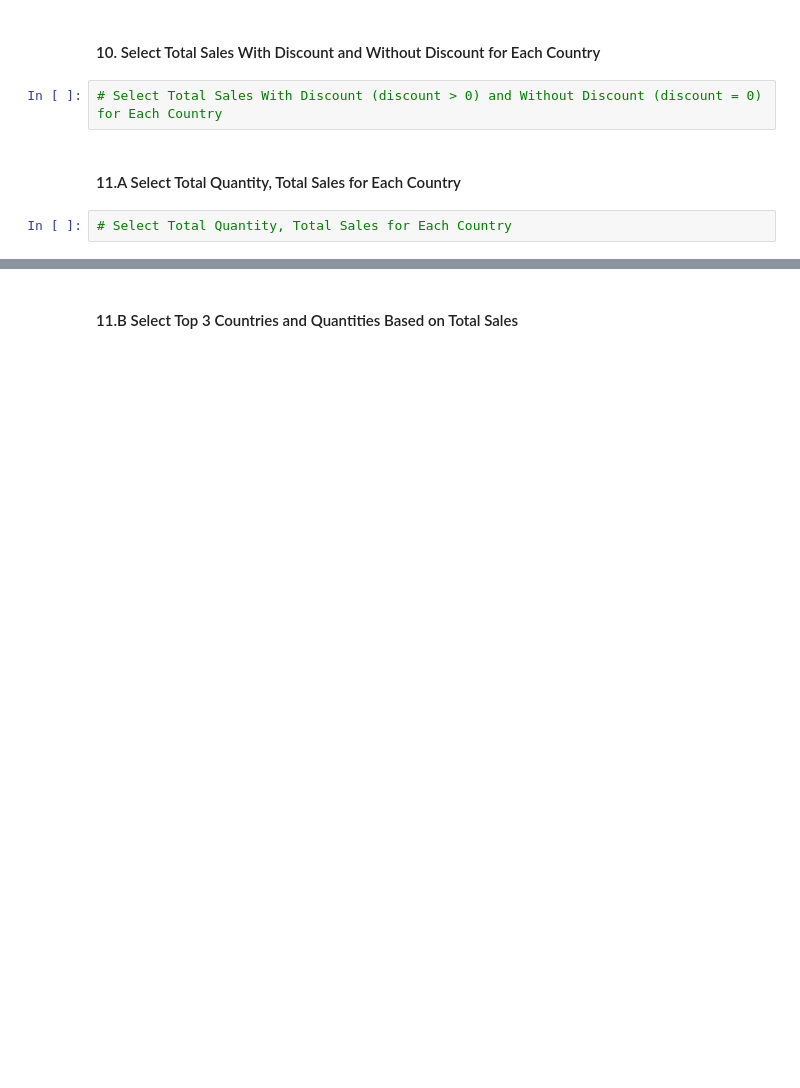
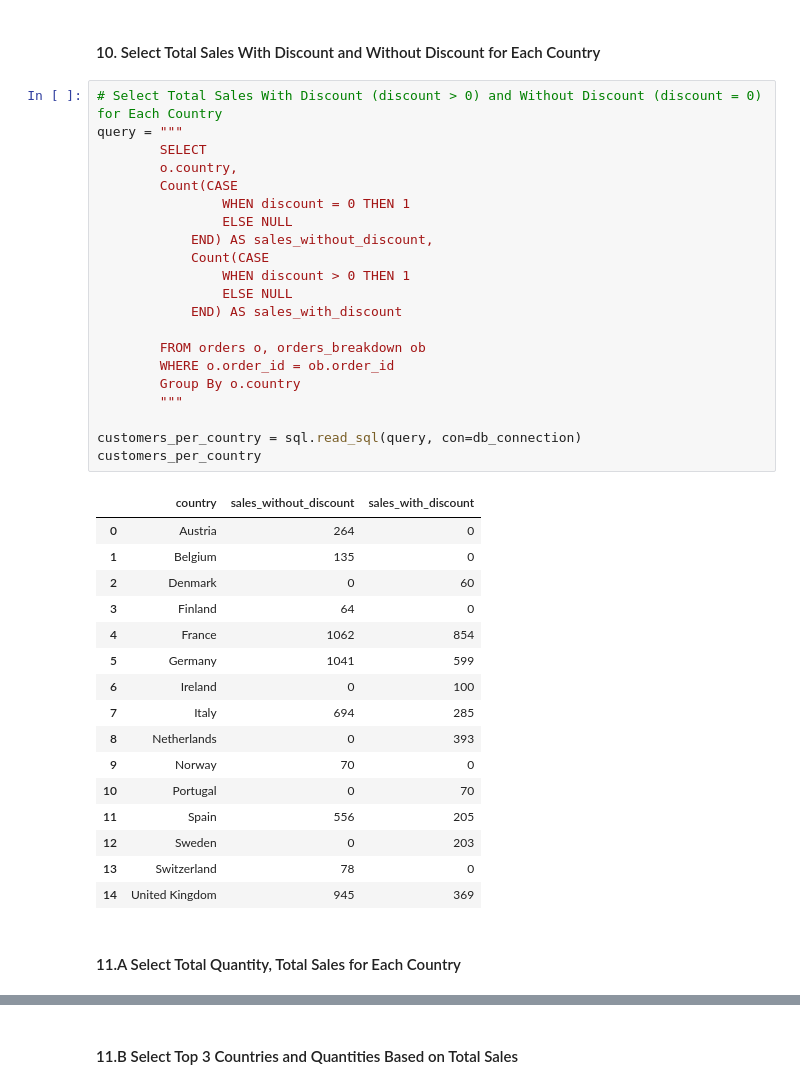
Before and after one commit to LouisMcArdell/IOD-Work, a Jupyter notebook: Labs/Module 3/IOD_Lab 3.1.3_sqlite.ipynb, the cells around one changed output, grey strips where cells are left out. Drawn from its saved outputs; the diff is of its cells as text; blank space fills up the shorter version.

```diff
--- a/Labs/Module 3/IOD_Lab 3.1.3_sqlite.ipynb
+++ b/Labs/Module 3/IOD_Lab 3.1.3_sqlite.ipynb
@@ -575,8 +719,42 @@ customers_per_country
 # %% [markdown]
 #### 10. Select Total Sales With Discount and Without Discount for Each Country
-# %%
-# Select Total Sales With Discount (discount > 0) and Without Discount (discount = 0) for Each Country
+# %%
+# Select Total Sales With Discount (discount > 0) and Without Discount (discount = 0) for Each Country
+query = """
+        SELECT
+        o.country,
+        Count(CASE
+                WHEN discount = 0 THEN 1
+                ELSE NULL
+            END) AS sales_without_discount,
+            Count(CASE
+                WHEN discount > 0 THEN 1
+                ELSE NULL
+            END) AS sales_with_discount
+
+        FROM orders o, orders_breakdown ob
+        WHERE o.order_id = ob.order_id
+        Group By o.country
+        """
+
+customers_per_country = sql.read_sql(query, con=db_connection)
+customers_per_country
+# %% [output]
+|  | country | sales_without_discount | sales_with_discount |
+| 0 | Austria | 264 | 0 |
+| 1 | Belgium | 135 | 0 |
+| 2 | Denmark | 0 | 60 |
+| 3 | Finland | 64 | 0 |
+| 4 | France | 1062 | 854 |
+| 5 | Germany | 1041 | 599 |
+| 6 | Ireland | 0 | 100 |
+| 7 | Italy | 694 | 285 |
+| 8 | Netherlands | 0 | 393 |
+| 9 | Norway | 70 | 0 |
+| 10 | Portugal | 0 | 70 |
+| 11 | Spain | 556 | 205 |
+| 12 | Sweden | 0 | 203 |
+| 13 | Switzerland | 78 | 0 |
+| 14 | United Kingdom | 945 | 369 |
 # %% [markdown]
 #### 11.A Select Total Quantity, Total Sales for Each Country
-# %%
-# Select Total Quantity, Total Sales for Each Country
```
Also changed, not shown: parts of 18 cells of this notebook, 3 other files.
